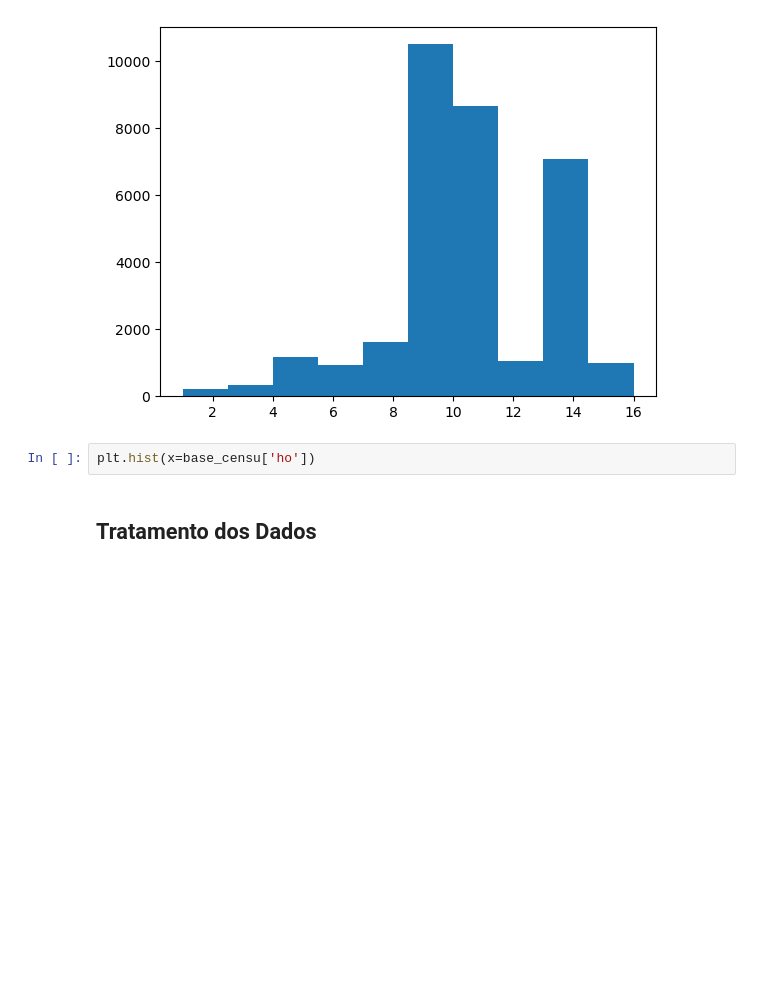
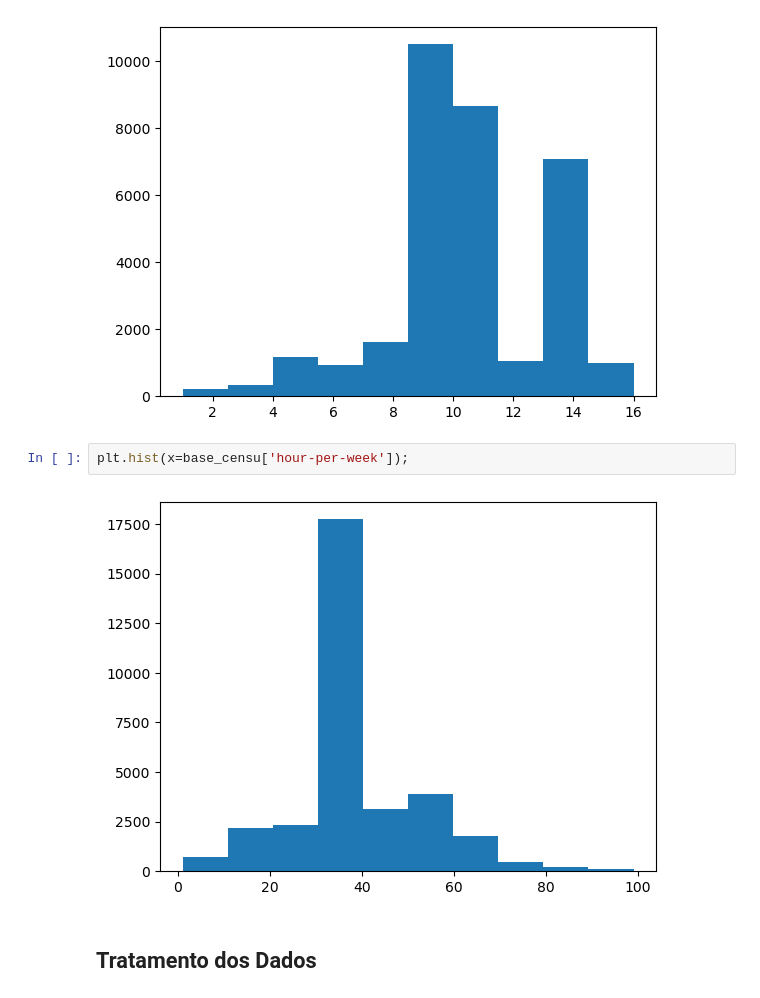
Before and after one commit to Joao-Inacio/Machine_Learning_com_AWS_SageMaker, a Jupyter notebook: Classificacao/linear-learne-census.ipynb, the cells around one changed output. Drawn from its saved outputs; the diff is of its cells as text; blank space fills up the shorter version.

```diff
--- a/Classificacao/linear-learne-census.ipynb
+++ b/Classificacao/linear-learne-census.ipynb
@@ -73,6 +73,8 @@ plt.hist(x=base_censu['education-num']);
 # %% [output]
 [figure]
 # %%
-plt.hist(x=base_censu['ho'])
+plt.hist(x=base_censu['hour-per-week']);
+# %% [output]
+[figure, added]
 # %% [markdown]
 ## Tratamento dos Dados
```
Also changed, not shown: parts of 13 cells of this notebook.
